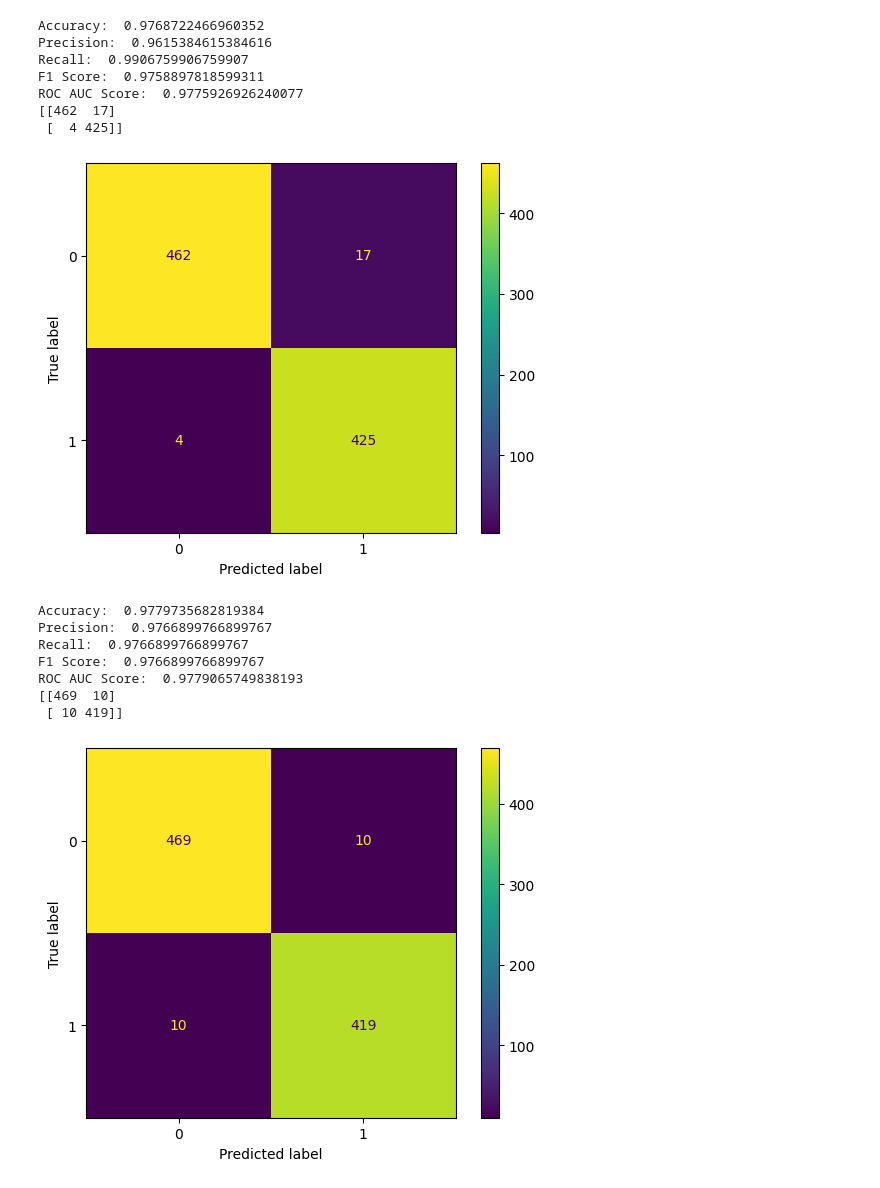
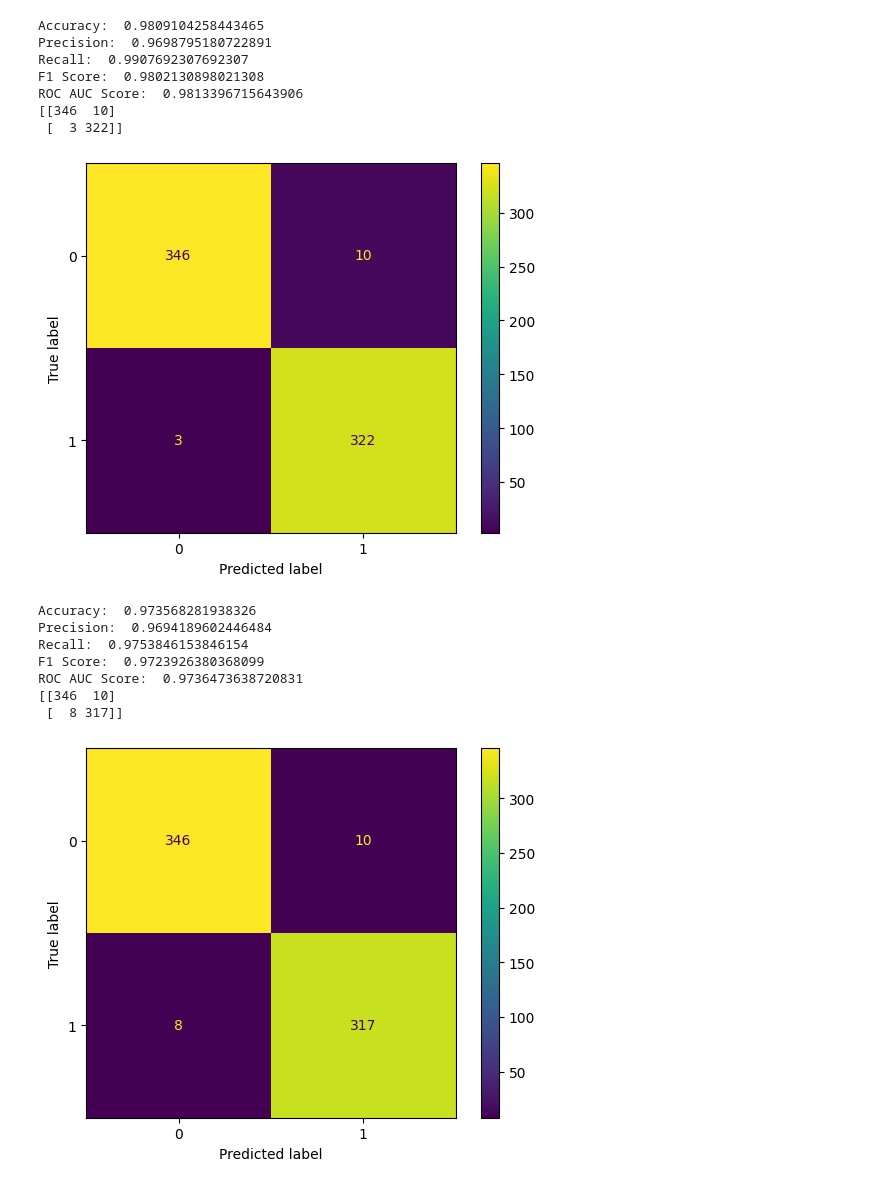
Before and after one commit to rcht/asthma-detection-ml, a Jupyter notebook: main.ipynb, the cells around one changed output. Saved outputs shown, nothing was run; the diff lists cells and outputs as text; code cells hidden in the pictures.

```diff
--- a/main.ipynb
+++ b/main.ipynb
@@ -18,2 +16,3 @@ import pandas as pd
 # %%
 df=pd.read_csv('asthma_disease_data.csv')
+df1=df
@@ -31,6 +19,39 @@ Name: count, dtype: int64
+# %%
+continuous_columns = ['Age', 'BMI', 'LungFunctionFEV1', 'LungFunctionFVC']
+categorical_columns = ['Gender', 'Smoking']
+median_imputer = SimpleImputer(strategy='median')
+df[continuous_columns] = median_imputer.fit_transform(df[continuous_columns])
+
+
+mode_imputer = SimpleImputer(strategy='most_frequent')
+df[categorical_columns] = mode_imputer.fit_transform(df[categorical_columns])
+
+scaler = MinMaxScaler()
+df[continuous_columns] = scaler.fit_transform(df[continuous_columns])
+
+def remove_outliers(df, column):
+    Q1 = df[column].quantile(0.25)
+    Q3 = df[column].quantile(0.75)
+    IQR = Q3 - Q1
+    lower_bound = Q1 - 1.5 * IQR
+    upper_bound = Q3 + 1.5 * IQR
+    return df[(df[column] >= lower_bound) & (df[column] <= upper_bound)]
+
+for col in continuous_columns:
+    df = remove_outliers(df, col)
+df2=df.drop(columns=['Diagnosis','DoctorInCharge'], axis=1)
+corr_matrix = df2.corr().abs()
+upper = corr_matrix.where(np.triu(np.ones(corr_matrix.shape), k=1).astype(bool))
+
+# Find features with correlation greater than 0.8
+to_drop = [column for column in upper.columns if any(upper[column] > 0.8)]
+df_clean = df2.drop(columns=to_drop)
 # %%
 # print(X.columns)
 # print(y.shape)
+y = df1['Diagnosis']
+X=df_clean
+print(X.columns)
 from imblearn.over_sampling import SMOTE
 smote = SMOTE(random_state=42)
 X_res, y_res = smote.fit_resample(X, y)
@@ -69,21 +98,21 @@ def scores(y_test, pred):
 # %%
 from sklearn.model_selection import train_test_split
 from sklearn.ensemble import RandomForestClassifier
-X_train, X_test, y_train, y_test = train_test_split(X_res, y_res, test_size=0.2, random_state=42)
+X_train, X_test, y_train, y_test = train_test_split(X_res, y_res, test_size=0.15, random_state=42)
 clf=RandomForestClassifier(random_state=20)
 clf.fit(X_train,y_train)
 pred=clf.predict(X_test)
 # print(pred.shape)
 scores(y_test, pred)
 # %% [output]
-Accuracy:  0.9768722466960352
-Precision:  0.9615384615384616
-Recall:  0.9906759906759907
-F1 Score:  0.9758897818599311
-ROC AUC Score:  0.9775926926240077
-[[462  17]
- [  4 425]]
+Accuracy:  0.9809104258443465
+Precision:  0.9698795180722891
+Recall:  0.9907692307692307
+F1 Score:  0.9802130898021308
+ROC AUC Score:  0.9813396715643906
+[[346  10]
+ [  3 322]]
-[figure, old version]
+[figure, new version]
 # %%
 from sklearn.tree import DecisionTreeClassifier
 model=DecisionTreeClassifier(random_state=20)
@@ -91,14 +120,14 @@ model.fit(X_train,y_train)
 pred=model.predict(X_test)
 scores(y_test, pred)
 # %% [output]
-Accuracy:  0.9779735682819384
-Precision:  0.9766899766899767
-Recall:  0.9766899766899767
-F1 Score:  0.9766899766899767
-ROC AUC Score:  0.9779065749838193
-[[469  10]
- [ 10 419]]
+Accuracy:  0.973568281938326
+Precision:  0.9694189602446484
+Recall:  0.9753846153846154
+F1 Score:  0.9723926380368099
+ROC AUC Score:  0.9736473638720831
+[[346  10]
+ [  8 317]]
-[figure, old version]
+[figure, new version]
 # %%
 from sklearn.linear_model import LogisticRegression
 model = LogisticRegression()
```
Also changed, not shown: parts of 6 cells of this notebook.
